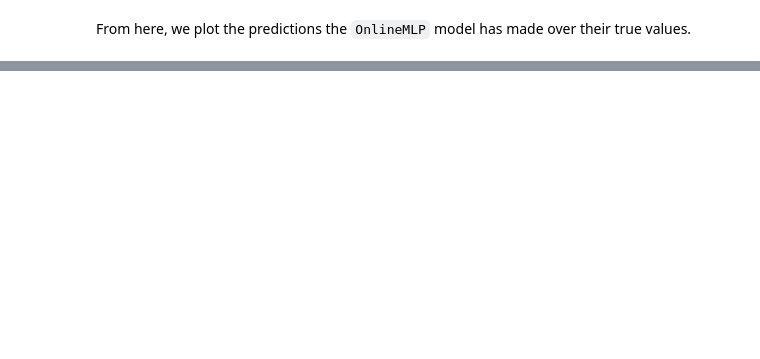
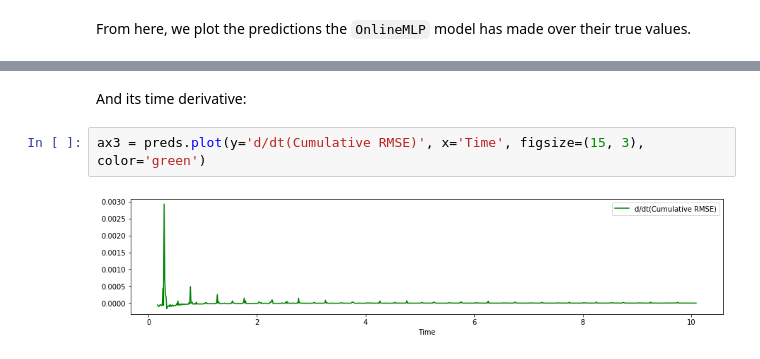
Before and after one commit to singhish/RTML, a Jupyter notebook: notebooks/Online_Training_Demo.ipynb, the cells around one changed output, grey strips where cells are left out. Drawn from its saved outputs; the diff is of its cells as text; blank space fills up the shorter version.

```diff
--- a/notebooks/Online_Training_Demo.ipynb
+++ b/notebooks/Online_Training_Demo.ipynb
@@ -98,0 +106,6 @@ preds.plot(y='Local RMSE', x='Time', ax=ax2, color='green')
+# %% [markdown]
+And its time derivative:
+# %%
+ax3 = preds.plot(y='d/dt(Cumulative RMSE)', x='Time', figsize=(15, 3), color='green')
+# %% [output]
+[figure, added]
```
Also changed, not shown: parts of 11 cells of this notebook, 5 other files.
